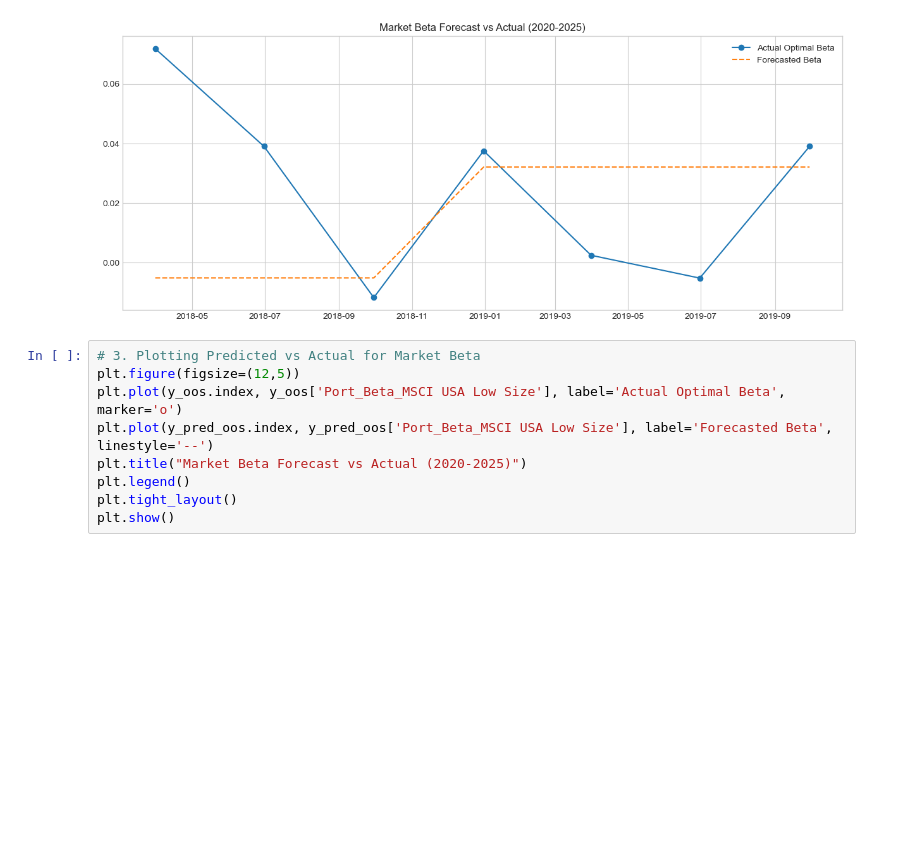
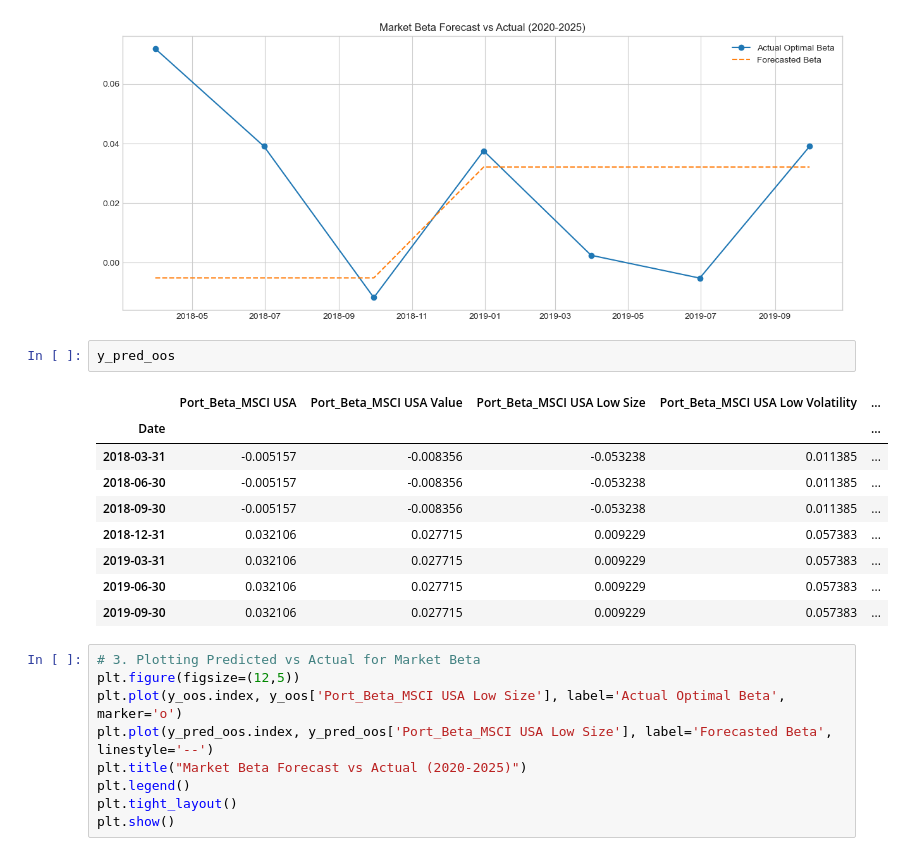
Before and after one commit to Starkl7/Regime-Dependent-Beta-Optimization, a Jupyter notebook: Beta Forecasting.ipynb, the cells around one changed output. Drawn from its saved outputs; the diff is of its cells as text; blank space fills up the shorter version.

```diff
--- a/Beta Forecasting.ipynb
+++ b/Beta Forecasting.ipynb
@@ -132,6 +132,18 @@ OOS RMSE for Port_Beta_MSCI USA High Dividend Yield: 0.0408
 OOS RMSE for Port_Beta_MSCI USA Quality: 0.0411
 OOS RMSE for Port_Beta_MSCI USA Momentum: 0.0432
 [figure]
+# %%
+y_pred_oos
+# %% [output]
+|  | Port_Beta_MSCI USA | Port_Beta_MSCI USA Value | Port_Beta_MSCI USA Low Size | Port_Beta_MSCI USA Low Volatility | ... |
+| Date |  |  |  |  | ... |
+| 2018-03-31 | -0.005157 | -0.008356 | -0.053238 | 0.011385 | ... |
+| 2018-06-30 | -0.005157 | -0.008356 | -0.053238 | 0.011385 | ... |
+| 2018-09-30 | -0.005157 | -0.008356 | -0.053238 | 0.011385 | ... |
+| 2018-12-31 | 0.032106 | 0.027715 | 0.009229 | 0.057383 | ... |
+| 2019-03-31 | 0.032106 | 0.027715 | 0.009229 | 0.057383 | ... |
+| 2019-06-30 | 0.032106 | 0.027715 | 0.009229 | 0.057383 | ... |
+| 2019-09-30 | 0.032106 | 0.027715 | 0.009229 | 0.057383 | ... |
 # %%
 # 3. Plotting Predicted vs Actual for Market Beta
 plt.figure(figsize=(12,5))
```
Also changed, not shown: parts of 1 cell of this notebook.
